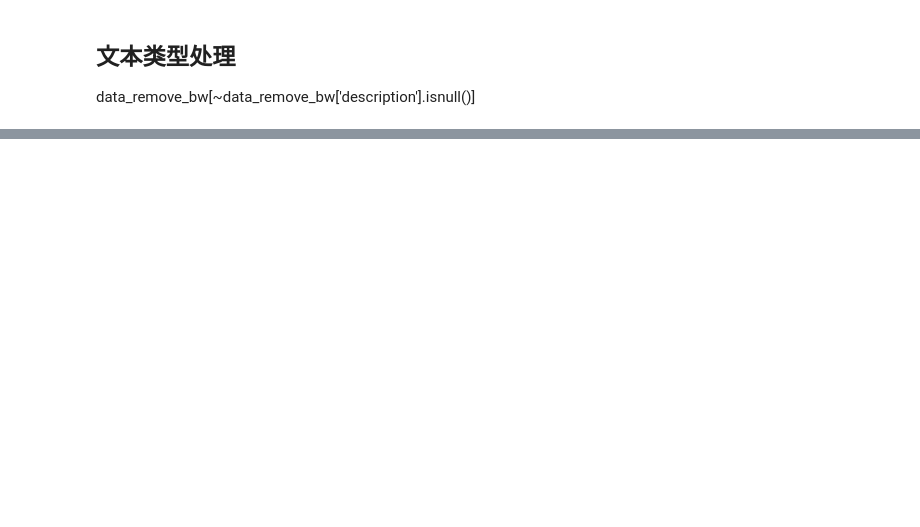
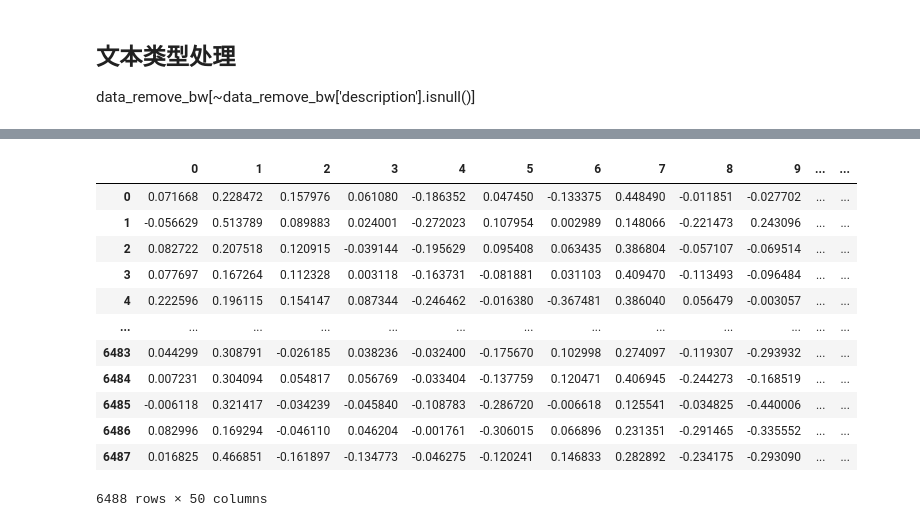
Before and after one commit to ProfFL028/TwilightStruggle, a Jupyter notebook: MachineLearning/practice/1.ipynb, the cells around one changed output, grey strips where cells are left out. Cells and saved outputs as stored; diff of their text form; code cells hidden in the pictures; blank space fills up the shorter version.

```diff
--- a/MachineLearning/practice/1.ipynb
+++ b/MachineLearning/practice/1.ipynb
@@ -194,0 +157,6 @@ Prefix dict has been built successfully.
+# %%
+from Python.nlp.nlp import *
+stop_words = get_stop_words('././data/stopwords.txt', encoding='gbk')
+
+print(split_word("「呸姊」蔡依林2日晚间出席南韩年度盛事MAMA舞台，她一开低胸紧身服装霸气登场，献唱舞曲《P...",
+                 stop_words, ['蔡依林', '叶明兰','叶镇中', '宋家豪', '白先勇','林智胜']))
@@ -195,4 +170,4 @@ Prefix dict has been built successfully.
 # %%
 # word-vector train using all data.
-data['sp_msg'] = data['description'].apply(lambda doc: split_word(doc))
-data[data['sp_msg'].map(lambda x: len(x) >= 2)]['sp_msg'].to_csv('lines.csv', index=False, header=False)
+data_remove_bw['sp_msg'] = data_remove_bw['description'].apply(lambda doc: split_word(doc, stop_words))
+data_remove_bw[data_remove_bw['sp_msg'].map(lambda x: len(x) >= 2)]['sp_msg'].to_csv('lines.csv', index=False, header=False)
@@ -219,4 +185,23 @@ df = pd.DataFrame(x.toarray(), columns=tfidf.get_feature_names())
 # %%
 from gensim.models import word2vec
 sentences = word2vec.LineSentence("./lines.csv")
-model = word2vec.Word2Vec(sentences, hs=1, min_count=5, window=3)
+model = word2vec.Word2Vec(sentences, hs=1, vector_size=50, min_count=10, window=3, sg=1)
+# %%
+data_remove_bw['msg_word2vec'] = data_remove_bw['message'].apply(lambda doc: sentence_to_vector(doc, model, stop_words, 50))
+data_word2vec = pd.DataFrame(data_remove_bw['msg_word2vec'].tolist())
+# %%
+data_word2vec
+# %% [output]
+|  | 0 | 1 | 2 | 3 | 4 | 5 | 6 | 7 | 8 | 9 | ... | ... |
+| 0 | 0.071668 | 0.228472 | 0.157976 | 0.061080 | -0.186352 | 0.047450 | -0.133375 | 0.448490 | -0.011851 | -0.027702 | ... | ... |
+| 1 | -0.056629 | 0.513789 | 0.089883 | 0.024001 | -0.272023 | 0.107954 | 0.002989 | 0.148066 | -0.221473 | 0.243096 | ... | ... |
+| 2 | 0.082722 | 0.207518 | 0.120915 | -0.039144 | -0.195629 | 0.095408 | 0.063435 | 0.386804 | -0.057107 | -0.069514 | ... | ... |
+| 3 | 0.077697 | 0.167264 | 0.112328 | 0.003118 | -0.163731 | -0.081881 | 0.031103 | 0.409470 | -0.113493 | -0.096484 | ... | ... |
+| 4 | 0.222596 | 0.196115 | 0.154147 | 0.087344 | -0.246462 | -0.016380 | -0.367481 | 0.386040 | 0.056479 | -0.003057 | ... | ... |
+| ... | ... | ... | ... | ... | ... | ... | ... | ... | ... | ... | ... | ... |
+| 6483 | 0.044299 | 0.308791 | -0.026185 | 0.038236 | -0.032400 | -0.175670 | 0.102998 | 0.274097 | -0.119307 | -0.293932 | ... | ... |
+| 6484 | 0.007231 | 0.304094 | 0.054817 | 0.056769 | -0.033404 | -0.137759 | 0.120471 | 0.406945 | -0.244273 | -0.168519 | ... | ... |
+| 6485 | -0.006118 | 0.321417 | -0.034239 | -0.045840 | -0.108783 | -0.286720 | -0.006618 | 0.125541 | -0.034825 | -0.440006 | ... | ... |
+| 6486 | 0.082996 | 0.169294 | -0.046110 | 0.046204 | -0.001761 | -0.306015 | 0.066896 | 0.231351 | -0.291465 | -0.335552 | ... | ... |
+| 6487 | 0.016825 | 0.466851 | -0.161897 | -0.134773 | -0.046275 | -0.120241 | 0.146833 | 0.282892 | -0.234175 | -0.293090 | ... | ... |
+6488 rows × 50 columns
```
Also changed, not shown: parts of 16 cells of this notebook, 2 other files.
